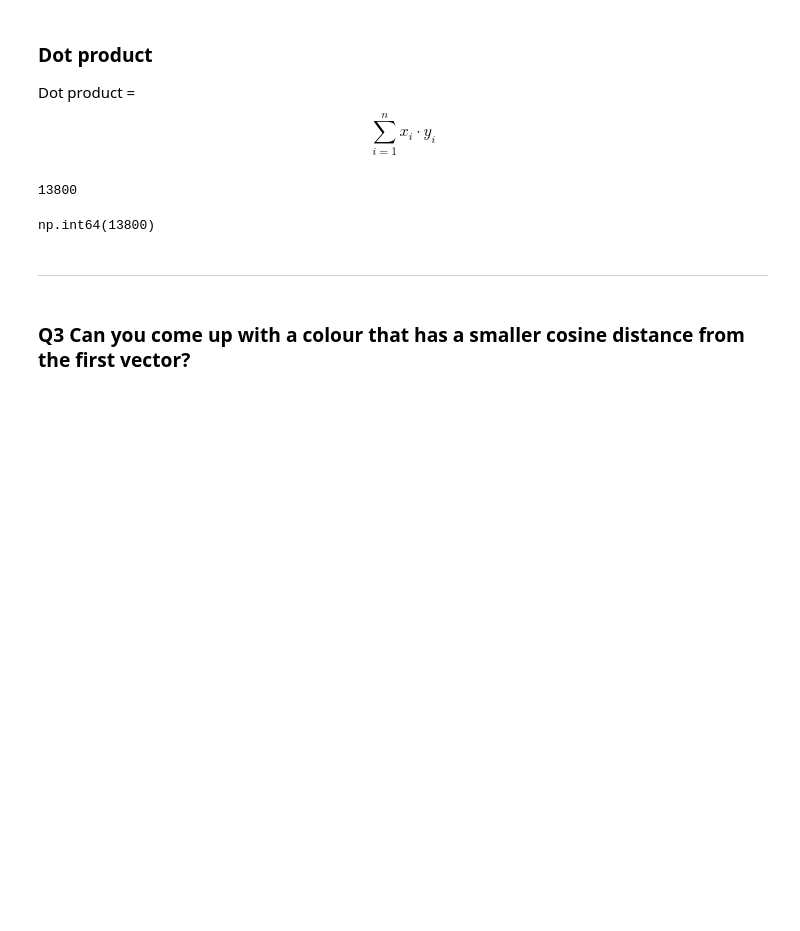
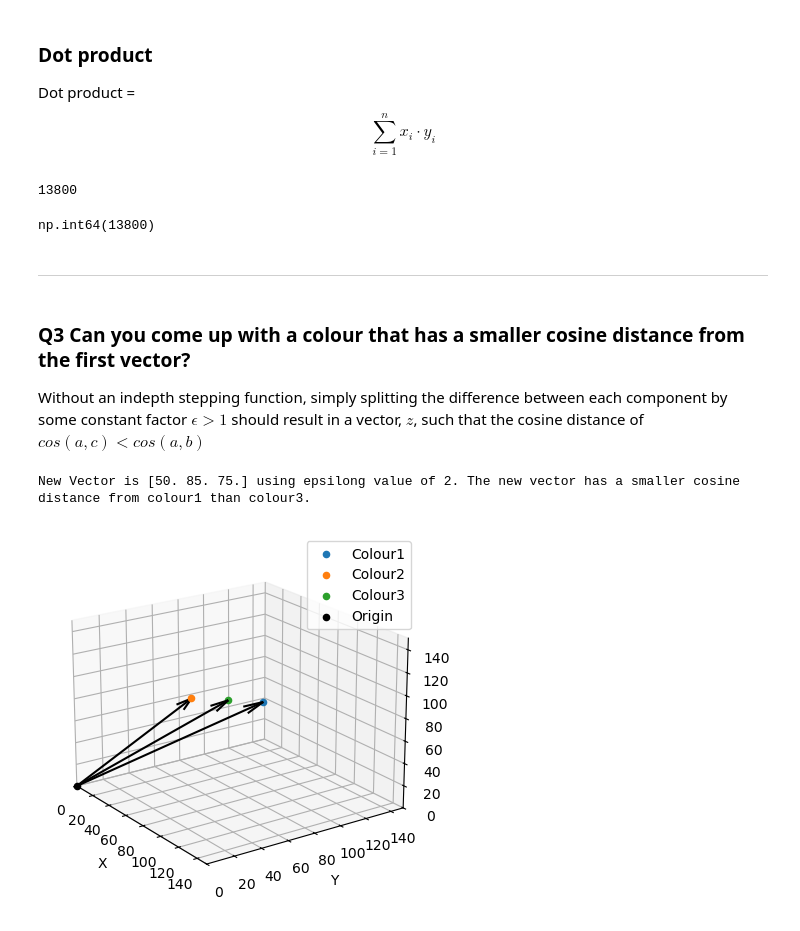
Before and after one commit to JosiahDavidson/IntroAINativeVectorDb_LinkedInLearning, a Jupyter notebook: Module_01/01_05.ipynb, the cells around one changed output. Saved outputs shown, nothing was run; the diff lists cells and outputs as text; code cells hidden in the pictures; blank space fills up the shorter version.

```diff
--- a/Module_01/01_05.ipynb
+++ b/Module_01/01_05.ipynb
@@ -47,12 +47,15 @@ $$
 
 where $x$ and $y$ are vectors *NOT* dimensions.
 # %%
-manhat_dist = 0
+def manhattanDist(vecArr):
+    dist = 0
 
-for dim in range(len(vecArr[0])):
-    manhat_dist += abs(vecArr[0, dim] - vecArr[1, dim])
+    for dim in range(len(vecArr[0])):
+        dist += abs(vecArr[0, dim] - vecArr[1, dim])
 
-print(manhat_dist)
+    return dist
+
+print(manhattanDist(vecArr))
 # %% [output]
 120
 # %%
@@ -131,39 +157,65 @@ np.int64(13800)
 ---
 # %% [markdown]
 ### Q3 Can you come up with a colour that has a smaller cosine distance from the first vector?
+
+Without an indepth stepping function, simply splitting the difference between each component by some constant factor $\epsilon > 1$ should result in a vector, $z$, such that the cosine distance of $cos(a, c) < cos(a, b)$
 # %%
 colour1 = [40,120,60]
 colour2 = [60,50,90]
 
-colour3 = # ADD CODE HERE
+
+def chooseNewVectorSmallerCosineDist(vecArr, epsilon):
+    # Choose epsilon > 1. No check to ensure epsilon is greater than 1
+    newVec = np.zeros(3)
+
+    # Loop through dimensions to produce new vector by adding the difference in each dimension divided by epsilon
+    for dim in range(len(vecArr[0])):
+        newVec[dim] = vecArr[0][dim] + (vecArr[1][dim] - vecArr[0][dim]) / epsilon
+
+    return newVec
+
+colour3 = chooseNewVectorSmallerCosineDist(np.array([colour1, colour2]), 2)
+cosDist12 = cosineDist(np.array([colour1, colour2]))
+cosDist13 = cosineDist(np.array([colour1, colour3]))
+
+print(f"New Vector is {colour3} using epsilong value of {epsilon}. The new vector has a {"smaller" if cosDist13 < cosDist12 else "larger"} cosine distance from colour1 than colour3.")
+# %% [output]
+New Vector is [50. 85. 75.] using epsilong value of 2. The new vector has a smaller cosine distance from colour1 than colour3.
 # %%
 ax = plt.figure().add_subplot(projection='3d')
 
-# Plot a sin curve using the x and y axes.
+# Plot the 2 points and add arrows/vectors
 ax.scatter(xs=colour1[0], ys=colour1[1], zs=colour1[2], zdir='z', label='Colour1')
 
 ax.scatter(xs=colour2[0], ys=colour2[1], zs=colour2[2], zdir='z', label='Colour2')
 
-ax.scatter(0, 0, 0, zdir='z', label='Origin', c='black')
+
 
 ax.quiver(0,0,0,colour1[0],colour1[1],colour1[2], color='black', arrow_length_ratio=0.1)
 ax.quiver(0,0,0,colour2[0],colour2[1],colour2[2], color='black', arrow_length_ratio=0.1)
 
 #Add vector 3 to the diagram
 
-# ADD CODE HERE
+ax.scatter(xs=colour3[0],ys=colour3[1],zs=colour3[2], zdir='z', label="Colour3")
+
+ax.quiver(0,0,0,colour3[0],colour3[1],colour3[2], color='black', arrow_length_ratio=0.1)
+
+
+ax.scatter(0, 0, 0, zdir='z', label='Origin', c='black')
 
 # Make legend, set axes limits and labels
 ax.legend()
 ax.set_xlim(0, 150)
 ax.set_ylim(0, 150)
 ax.set_zlim(0, 150)
 ax.set_xlabel('X')
 ax.set_ylabel('Y')
 ax.set_zlabel('Z')
 
 # Customize the view angle so it's easier to see that the scatter points lie
 # on the plane y=0
 ax.view_init(elev=20., azim=-35, roll=0)
 
 plt.show()
+# %% [output]
+[figure, added]
```
Also changed, not shown: parts of 3 cells of this notebook.
